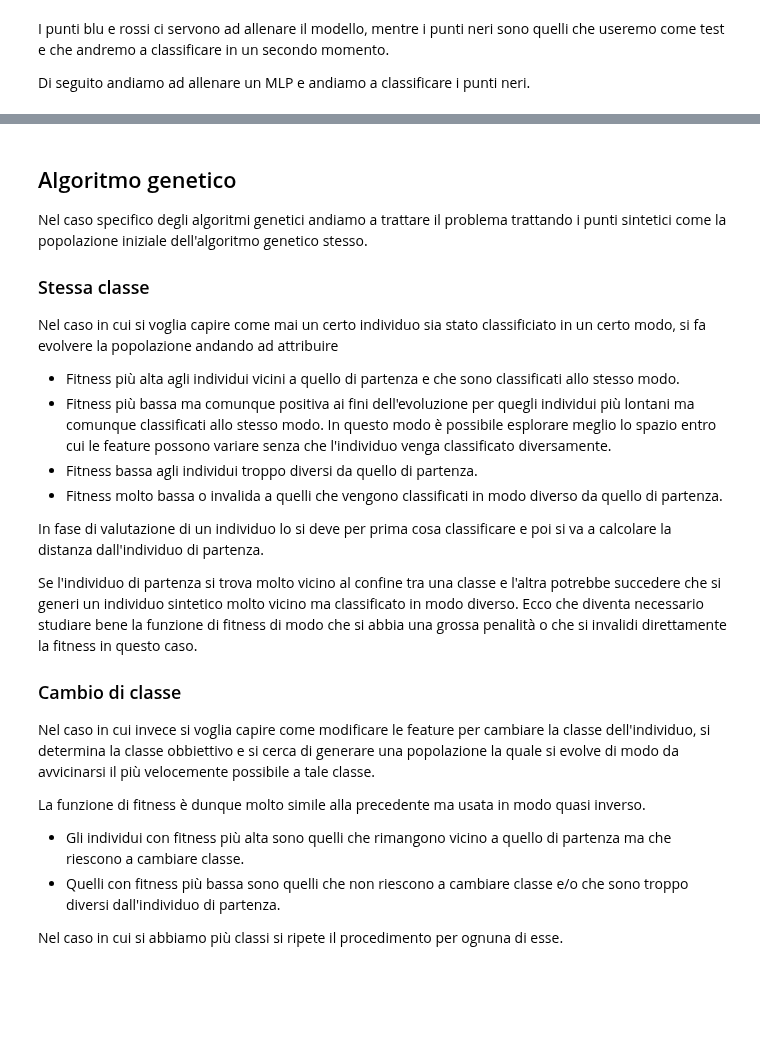
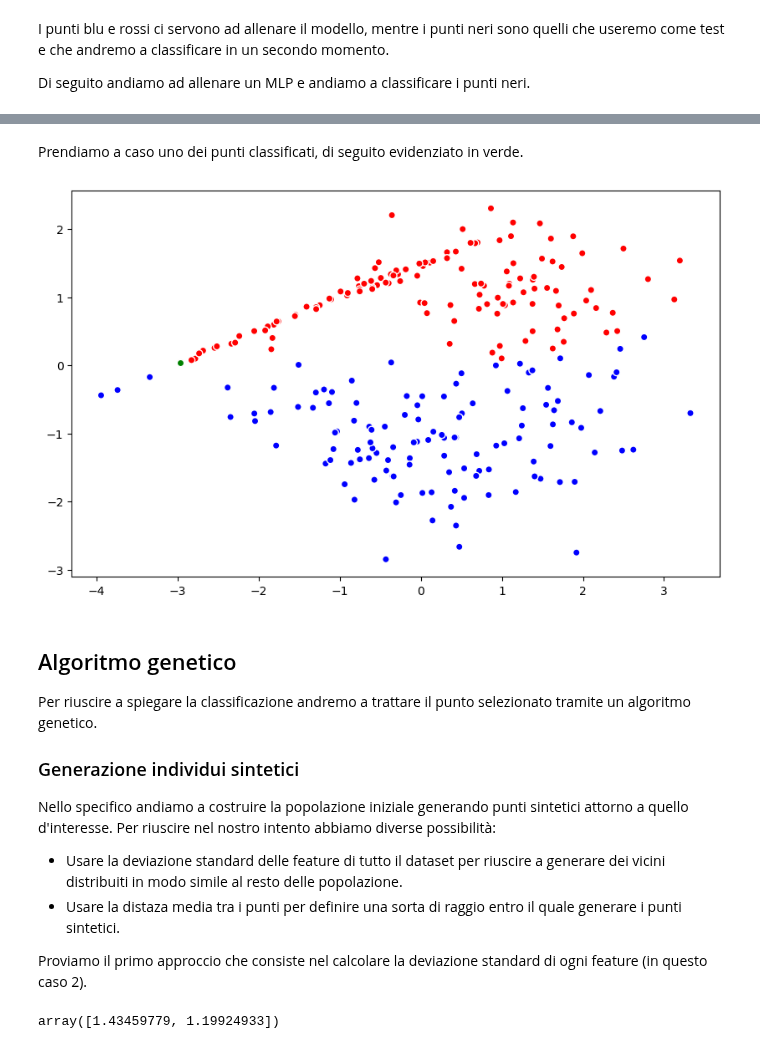
Before and after one commit to FedericoBustaffa/thesis, a Jupyter notebook: src/explain_classifier.ipynb, the cells around one changed output, grey strips where cells are left out. Drawn from its saved outputs; the diff is of its cells as text; code cells hidden in the pictures; blank space fills up the shorter version.

```diff
--- a/src/explain_classifier.ipynb
+++ b/src/explain_classifier.ipynb
@@ -66,49 +69,33 @@ Accuracy: 96.00%
+# %% [markdown]
+Prendiamo a caso uno dei punti classificati, di seguito evidenziato in verde.
+# %%
+plt.figure(figsize=(10, 6))
+plt.scatter(X_test.T[0], X_test.T[1], c=y_predicted, ec="w")
+plt.scatter(X_test.T[0][0], X_test.T[1][0], c="g", ec="w")
+plt.show()
+# %% [output]
+[figure, added]
 # %% [markdown]
 ## Algoritmo genetico
 
-Nel caso specifico degli algoritmi genetici andiamo a trattare il problema
-trattando i punti sintetici come la popolazione iniziale dell'algoritmo
-genetico stesso.
+Per riuscire a spiegare la classificazione andremo a trattare il punto
+selezionato tramite un algoritmo genetico.
 
-### Stessa classe
+### Generazione individui sintetici
 
-Nel caso in cui si voglia capire come mai un certo individuo sia stato
-classificiato in un certo modo, si fa evolvere la popolazione andando ad
-attribuire
+Nello specifico andiamo a costruire la popolazione iniziale generando punti
+sintetici attorno a quello d'interesse. Per riuscire nel nostro intento abbiamo
+diverse possibilità:
 
-- Fitness più alta agli individui vicini a quello di partenza e che sono
-  classificati allo stesso modo.
-- Fitness più bassa ma comunque positiva ai fini dell'evoluzione per quegli
-  individui più lontani ma comunque classificati allo stesso modo. In questo
-  modo è possibile esplorare meglio lo spazio entro cui le feature possono
-  variare senza che l'individuo venga classificato diversamente.
-- Fitness bassa agli individui troppo diversi da quello di partenza.
-- Fitness molto bassa o invalida a quelli che vengono classificati in modo
-  diverso da quello di partenza.
+- Usare la deviazione standard delle feature di tutto il dataset per riuscire
+  a generare dei vicini distribuiti in modo simile al resto delle popolazione.
+- Usare la distaza media tra i punti per definire una sorta di raggio entro il
+  quale generare i punti sintetici.
 
-In fase di valutazione di un individuo lo si deve per prima cosa classificare
-e poi si va a calcolare la distanza dall'individuo di partenza.
-
-Se l'individuo di partenza si trova molto vicino al confine tra una classe e
-l'altra potrebbe succedere che si generi un individuo sintetico molto vicino
-ma classificato in modo diverso. Ecco che diventa necessario studiare bene la
-funzione di fitness di modo che si abbia una grossa penalità o che si invalidi
-direttamente la fitness in questo caso.
-
-### Cambio di classe
-
-Nel caso in cui invece si voglia capire come modificare le feature per cambiare
-la classe dell'individuo, si determina la classe obbiettivo e si cerca di
-generare una popolazione la quale si evolve di modo da avvicinarsi il più
-velocemente possibile a tale classe.
-
-La funzione di fitness è dunque molto simile alla precedente ma usata in modo
-quasi inverso.
-
-- Gli individui con fitness più alta sono quelli che rimangono vicino a quello
-  di partenza ma che riescono a cambiare classe.
-- Quelli con fitness più bassa sono quelli che non riescono a cambiare classe
-  e/o che sono troppo diversi dall'individuo di partenza.
-
-Nel caso in cui si abbiamo più classi si ripete il procedimento per ognuna di
-esse.
+Proviamo il primo approccio che consiste nel calcolare la deviazione standard
+di ogni feature (in questo caso 2).
+# %%
+std_dev = X_train.std(axis=0)
+std_dev
+# %% [output]
+array([1.43459779, 1.19924933])
```
Also changed, not shown: parts of 7 cells of this notebook.
